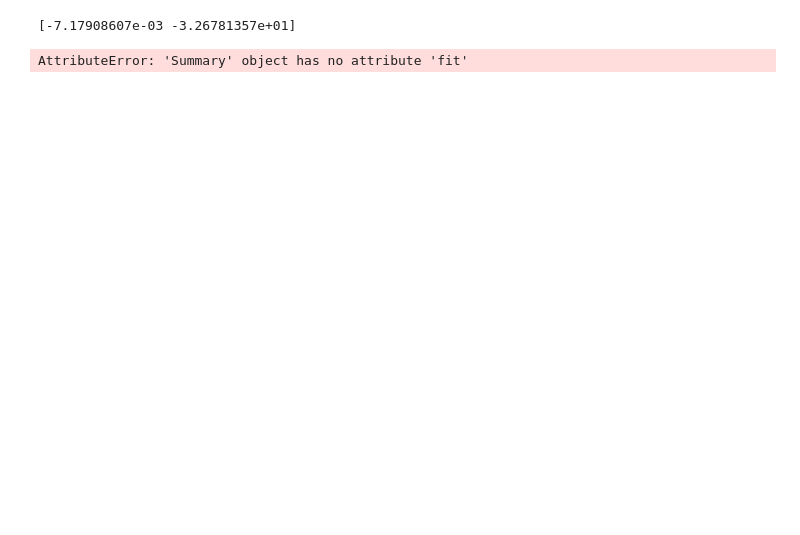
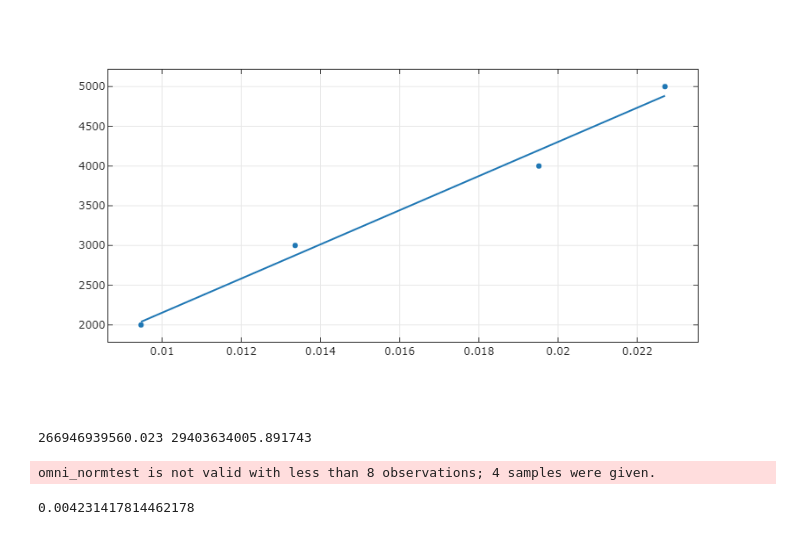
Before and after one commit to pmarg4/LabElectro, a Jupyter notebook: Pràctica 06/Part Magnètica.ipynb, the cells around one changed output. Cells and saved outputs as stored; diff of their text form; code cells hidden in the pictures; blank space fills up the shorter version.

```diff
--- a/Pràctica 06/Part Magnètica.ipynb
+++ b/Pràctica 06/Part Magnètica.ipynb
@@ -301,9 +233,44 @@ strong multicollinearity or other numerical problems.
-# %%
-r800 = px.get_trendline_results(f800).px_fit_results.iloc[0]
-print(r800.params)
-# %% [output]
-[-7.17908607e-03 -3.26781357e+01]
-# %%
-r100.fit()
-# %% [output]
-AttributeError: 'Summary' object has no attribute 'fit'
+# %%
+fig=px.scatter(x=R,y=Vs,trendline='ols',template="simple_white")
+
+fig.update_xaxes(ticks="inside",
+                    mirror='ticks',showline=True,showgrid=True
+                    )
+fig.update_yaxes(ticks="inside",
+                    mirror='ticks',showline=True,showgrid=True
+                    )
+fig.update_layout(
+xaxis_title=r'$V\text{ (V})$',
+yaxis_title=r'$R^2\text{ (m}^2)$'
+)
+fig.show()
+ree= px.get_trendline_results(fig)
+re= ree.iloc[0]["px_fit_results"].summary()
+
+fit_results = px.get_trendline_results(fig).px_fit_results.iloc[0]
+
+u=fit_results.bse
+m=fit_results.params
+
+n=320
+r=0.068
+uIA=0.01
+Ia=0.3
+# B=32*np.pi*n*Ia/(5*np.sqrt(5)*r)*4*10**(-7)
+K=32*np.pi*n/(5*np.sqrt(5)*r)*10**(-7)
+uK=np.sqrt((32*np.pi*n*Ia/(5*np.sqrt(5)*r)*4*10**(-7)*0.01)**2)
+B=K*Ia
+uB=np.sqrt(uK**2*Ia**2+uIA**2*K**2)
+# qm=m[1]*2/B**2
+qm=2*m[1]/B**2
+uqm=np.sqrt(u[1]**2*(2/B**2)**2+uB**2*(4*m[1]/B**3)**2)
+# print(u,m)
+print(qm,uqm)
+# %% [output]
+[figure, added]
+266946939560.023 29403634005.891743
+omni_normtest is not valid with less than 8 observations; 4 samples were given.
+# %%
+K
+# %% [output]
+0.004231417814462178
```
Also changed, not shown: parts of 10 cells of this notebook, 37 other files.
